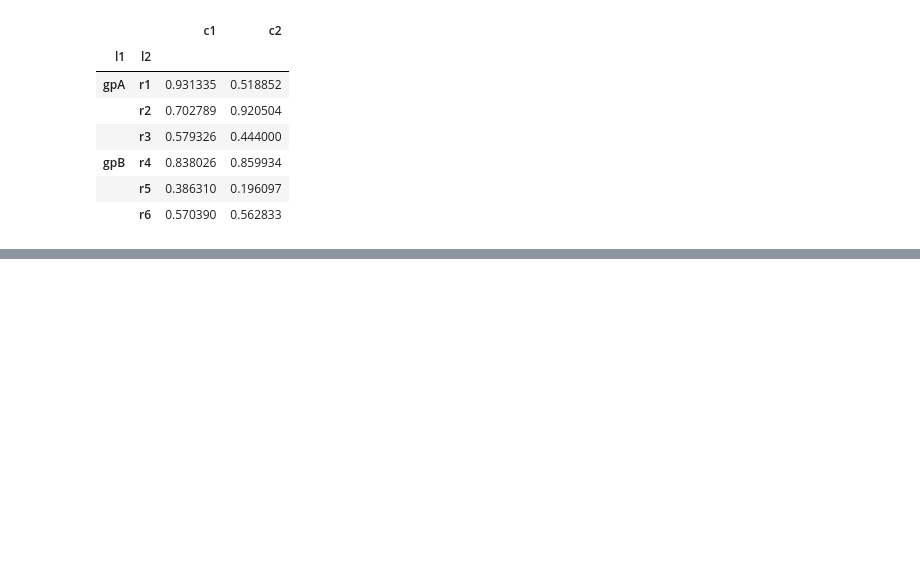
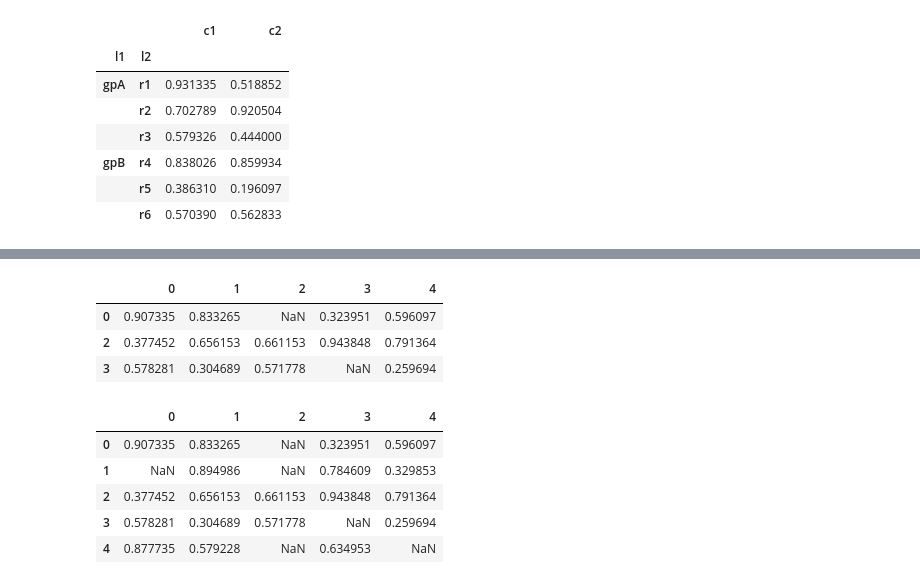
Before and after one commit to Tamzzzzid/Learning_ML, a Jupyter notebook: Pandas/Pandas1.ipynb, the cells around one changed output, grey strips where cells are left out. Cells and saved outputs as stored; diff of their text form; code cells hidden in the pictures; blank space fills up the shorter version.

```diff
--- a/Pandas/Pandas1.ipynb
+++ b/Pandas/Pandas1.ipynb
@@ -406,0 +445,17 @@ dff
+# %%
+df.dropna(axis=0, thresh=df.shape[1]-1)
+# %% [output]
+|  | 0 | 1 | 2 | 3 | 4 |
+| 0 | 0.907335 | 0.833265 | NaN | 0.323951 | 0.596097 |
+| 2 | 0.377452 | 0.656153 | 0.661153 | 0.943848 | 0.791364 |
+| 3 | 0.578281 | 0.304689 | 0.571778 | NaN | 0.259694 |
+# %%
+df.fillna(value=0)
+df
+# %% [output]
+|  | 0 | 1 | 2 | 3 | 4 |
+| 0 | 0.907335 | 0.833265 | NaN | 0.323951 | 0.596097 |
+| 1 | NaN | 0.894986 | NaN | 0.784609 | 0.329853 |
+| 2 | 0.377452 | 0.656153 | 0.661153 | 0.943848 | 0.791364 |
+| 3 | 0.578281 | 0.304689 | 0.571778 | NaN | 0.259694 |
+| 4 | 0.877735 | 0.579228 | NaN | 0.634953 | NaN |
```
Also changed, not shown: parts of 16 cells of this notebook.
